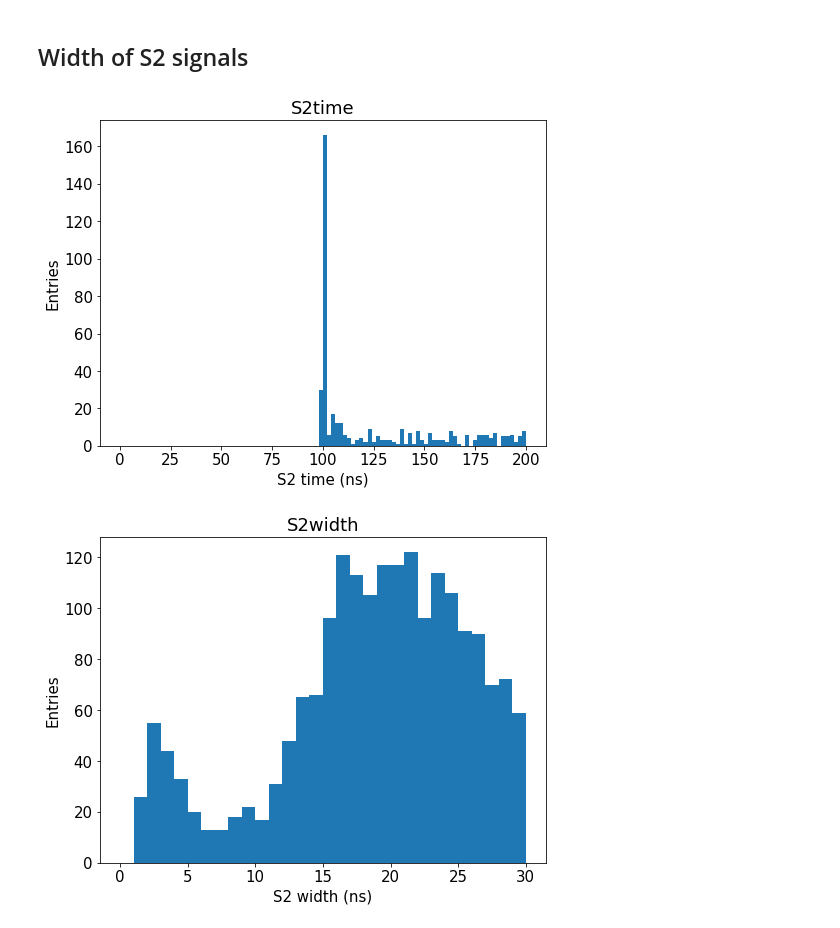
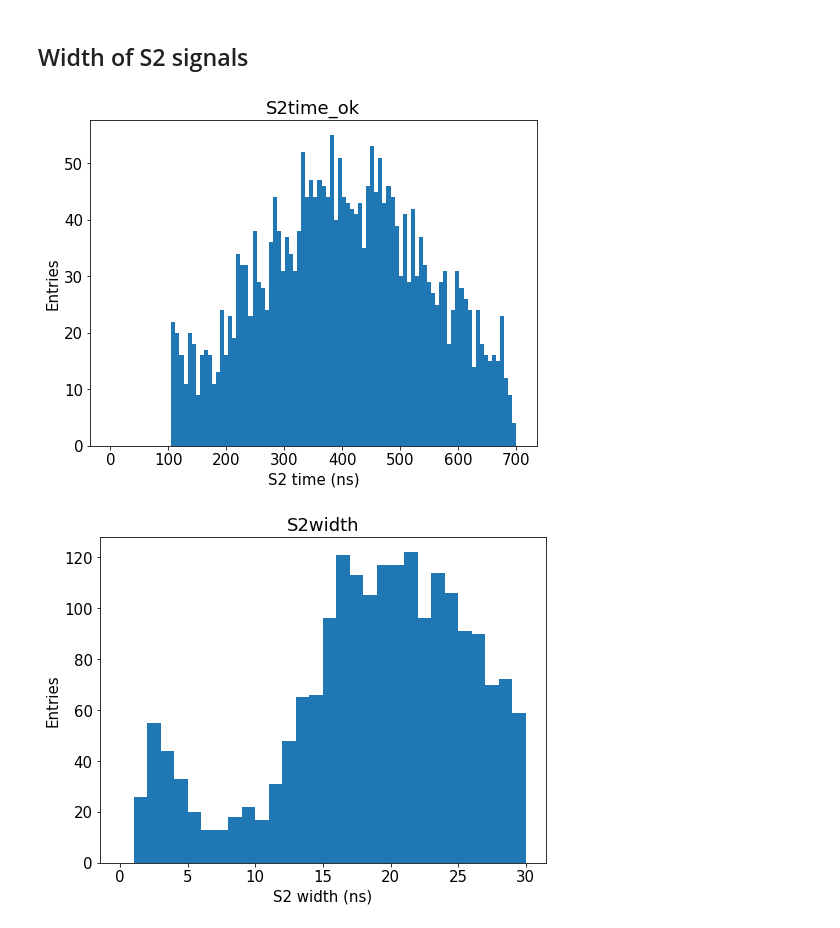
Before and after one commit to bpalmeiro/ICARO, a Jupyter notebook: invisible_cities/NaAna/Na22_MC.ipynb, the cells around one changed output. Drawn from its saved outputs; the diff is of its cells as text; code cells hidden in the pictures.

```diff
--- a/invisible_cities/NaAna/Na22_MC.ipynb
+++ b/invisible_cities/NaAna/Na22_MC.ipynb
@@ -207,7 +207,7 @@ def fill_evts(s1s, s2s, sis, evts_out, ifile=None):
         si  = sis.get(evt_number, dict())
 
         evt.nS1 = len(s1)
-        evt.nS2 = len(s2)
+        evt.nS2 = 0# len(s2)
 
         s1time = 0
         for peak, (t, e) in s1.items():
@@ -223,6 +223,8 @@ def fill_evts(s1s, s2s, sis, evts_out, ifile=None):
             evt.S2h.append(np.max(e))
             evt.S2i.append(np.sum(e))
             s2time = t[np.argmax(e)]
+            if s2time < 105000: continue
+            evt.nS2 += 1
             evt.S2t.append(s2time)
 
             IDs, Qs = integrate_charge(si[peak]) if peak in si else ([], [])
@@ -240,7 +242,7 @@ def fill_evts(s1s, s2s, sis, evts_out, ifile=None):
             evt.R    = (evt.X**2 + evt.Y**2)**0.5 if np.any(Qs) else np.nan
             evt.Phi  = np.arctan2(evt.Y, evt.X) if np.any(Qs) else np.nan
 
-        evt.ok = evt.nS1 == evt.nS2 == 1
+        evt.ok = evt.nS1 == 1 and evt.nS2 == 2
         if evt.ok:
             evt.Z = (s2time - s1time) * units.ns / units.mus
         evts_out.append(evt)
@@ -442,12 +444,12 @@ save("S1peak2area")
 # %%
 s2t = flat(data.S2t)/1e3
 
 ################################
-hist(s2t, 100, range=(0, 2e2))
+hist(s2t, 100, range=(0, 7e2))
 labels("S2 time (ns)", "Entries")
-save("S2time")
+save("S2time_ok")
 # %% [output]
-[figure, old version]
+[figure, new version]
 # %%
 s2w = flat(data.S2w)
 
```
Also changed, not shown: parts of 7 cells of this notebook, 6 other files.
